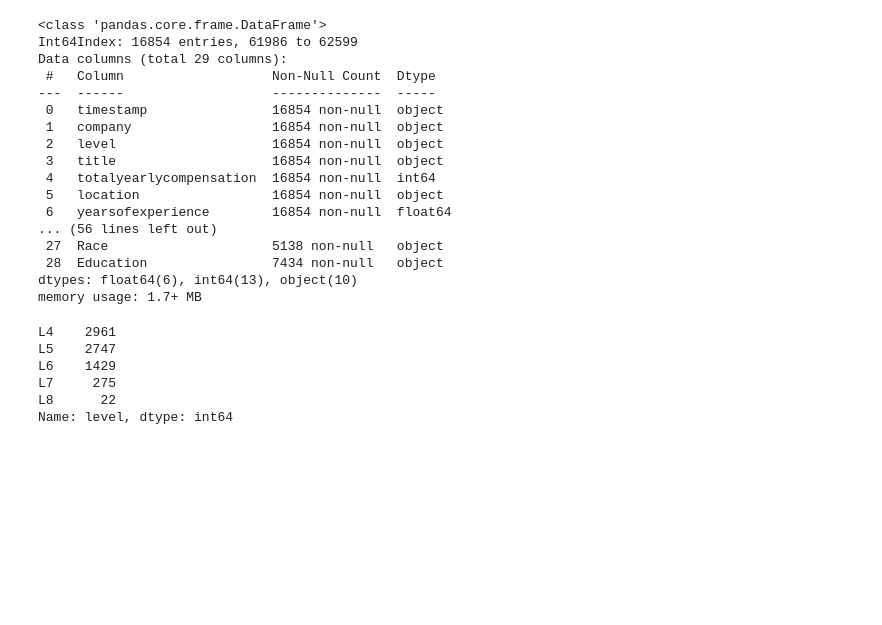
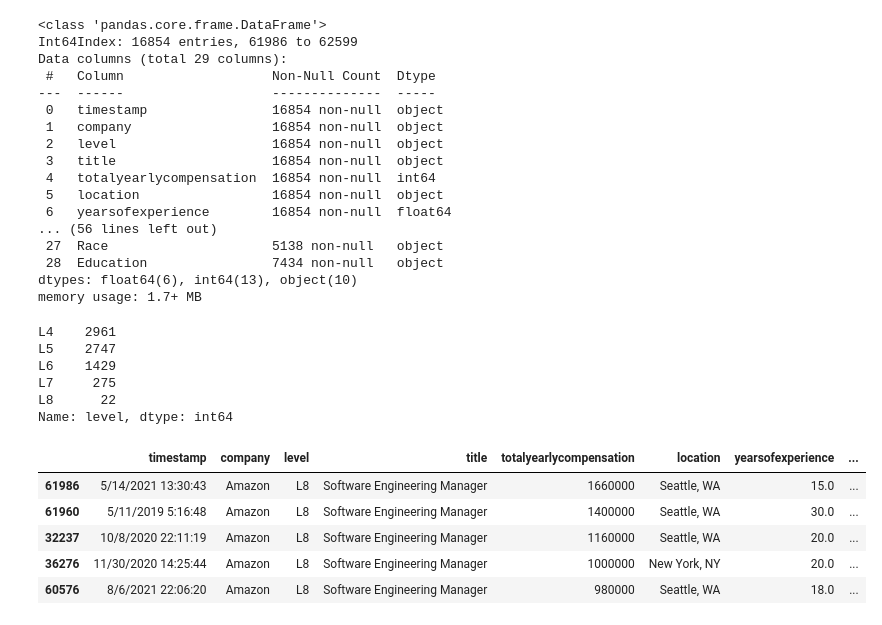
Before and after one commit to CarrotHands/miniprog, a Jupyter notebook: colab.ipynb, the cells around one changed output. Drawn from its saved outputs; the diff is of its cells as text; code cells hidden in the pictures; blank space fills up the shorter version.

```diff
--- a/colab.ipynb
+++ b/colab.ipynb
@@ -275,3 +275,12 @@ L6    1429
 L7     275
 L8      22
 Name: level, dtype: int64
+# %%
+faamg.head()
+# %% [output]
+|  | timestamp | company | level | title | totalyearlycompensation | location | yearsofexperience | ... |
+| 61986 | 5/14/2021 13:30:43 | Amazon | L8 | Software Engineering Manager | 1660000 | Seattle, WA | 15.0 | ... |
+| 61960 | 5/11/2019 5:16:48 | Amazon | L8 | Software Engineering Manager | 1400000 | Seattle, WA | 30.0 | ... |
+| 32237 | 10/8/2020 22:11:19 | Amazon | L8 | Software Engineering Manager | 1160000 | Seattle, WA | 20.0 | ... |
+| 36276 | 11/30/2020 14:25:44 | Amazon | L8 | Software Engineering Manager | 1000000 | New York, NY | 20.0 | ... |
+| 60576 | 8/6/2021 22:06:20 | Amazon | L8 | Software Engineering Manager | 980000 | Seattle, WA | 18.0 | ... |
```
